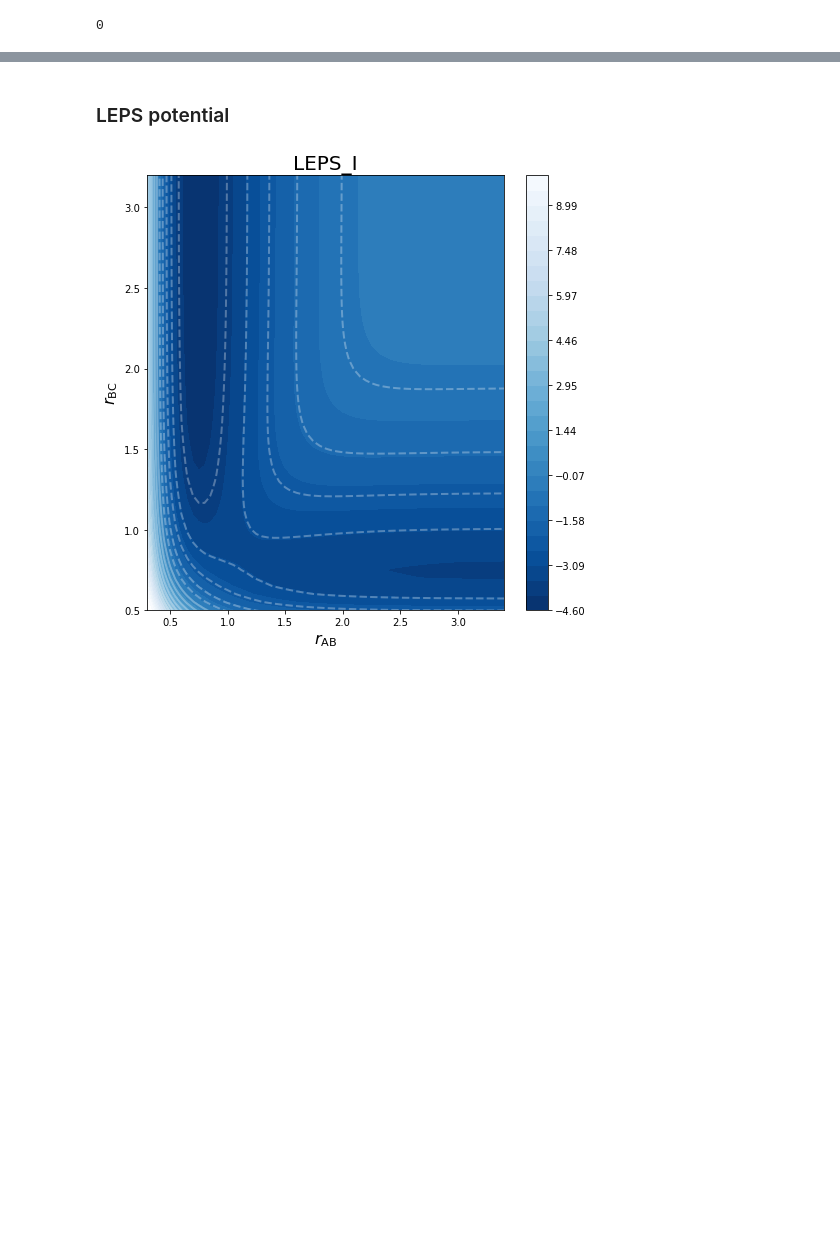
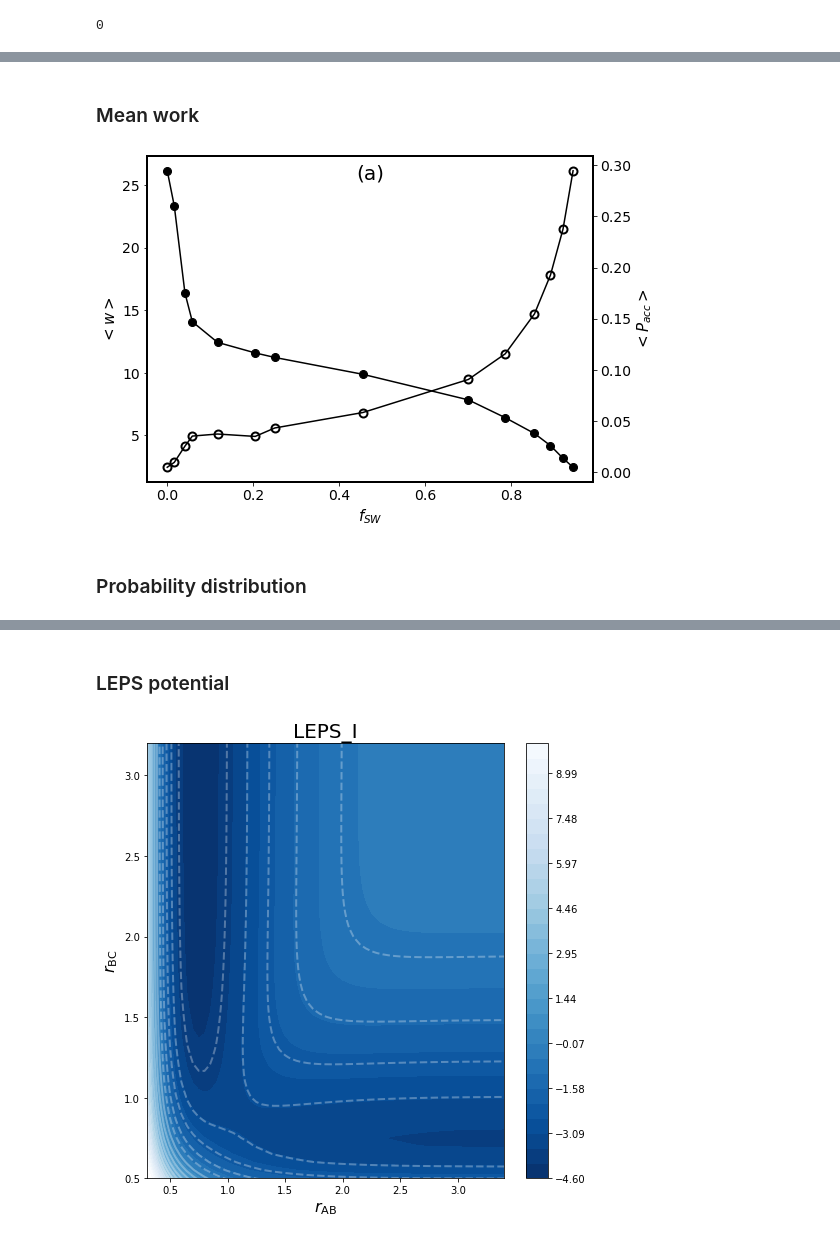
Before and after one commit to shaunak-badani/RENS, a Jupyter notebook: 1D_notebooks/All_figures_of_paper.ipynb, the cells around one changed output, grey strips where cells are left out. Saved outputs shown, nothing was run; the diff lists cells and outputs as text; code cells hidden in the pictures; blank space fills up the shorter version.

```diff
--- a/1D_notebooks/All_figures_of_paper.ipynb
+++ b/1D_notebooks/All_figures_of_paper.ipynb
@@ -10,0 +54,2 @@ os.system('mkdir -p {}'.format(images_path))
+# %% [markdown]
+### Mean work
@@ -10,0 +60,33 @@ os.system('mkdir -p {}'.format(images_path))
+# %%
+exchanges_oned = []
+file_loc_oned = '/scratch/shaunak/1D'
+for i in range(14):
+    exchanges_oned.append(pd.read_csv(os.path.join(file_loc_oned, 'langevin_rens_{}'.format(i), 'exchanges.txt')))
+# %%
+w_mean_oned = [i['W'].mean() for i in exchanges_oned]
+p_acc_oned = [i['Exchanged'].mean() for i in exchanges_oned]
+# %%
+taus_oned_dict = {"rens_0" : 0.0,  "rens_1" : 0.1,  "rens_2" : 0.2576,  "rens_3" : 0.3721,  "rens_4" : 0.79432823,  "rens_5" : 1.54169365,  "rens_6" : 2.0,  "rens_7" : 5.0,  "rens_8" : 14.0,  "rens_9" : 22.0,  "rens_10" : 35.0,  "rens_11" : 49.0,  "rens_12" : 69.0,  "rens_13" : 100.0}
+taus_oned = np.array(list(taus_oned_dict.values()))
+f_SW_oned = taus_oned / (6.0 + taus_oned)
+# %%
+fig, ax1 = plt.subplots(figsize = (8, 6))
+ax1.plot(f_SW_oned, w_mean_oned, marker = 'o', color = 'black', markersize = 8)
+
+
+ax1.set_xlabel(r'$f_{SW}$', fontsize = 15)
+ax1.set_ylabel(r'$<w>$', fontsize = 15)
+ax1.tick_params(labelsize = 14)
+plt.title('(a)', y = 0.91, fontsize = 20)
+
+ax2 = ax1.twinx()
+ax2.set_ylabel(r'$<P_{acc}>$', fontsize = 15)
+ax2.plot(f_SW_oned, p_acc_oned, color = 'black', marker = 'o', markerfacecolor = 'none',
+         markeredgecolor = 'black', markersize = 8, markeredgewidth = 2)
+ax2.tick_params(labelsize = 14)
+_ = [i.set_linewidth(2) for i in ax2.spines.values()]
+# plt.savefig(os.path.join(images_path, 'w_mean_leps.png'), bbox_inches = 'tight')
+# %% [output]
+[figure, added]
+# %% [markdown]
+### Probability distribution
```
Also changed, not shown: parts of 16 cells of this notebook.
